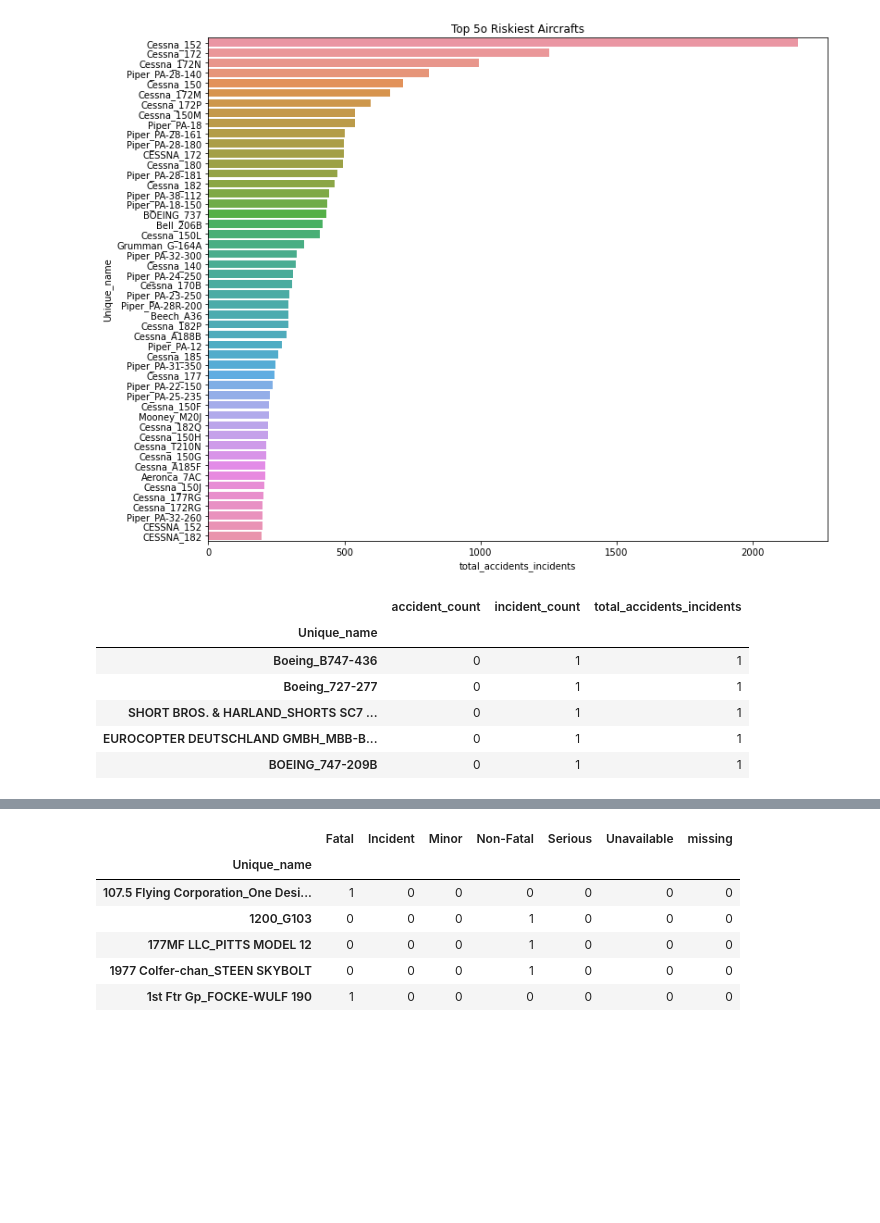
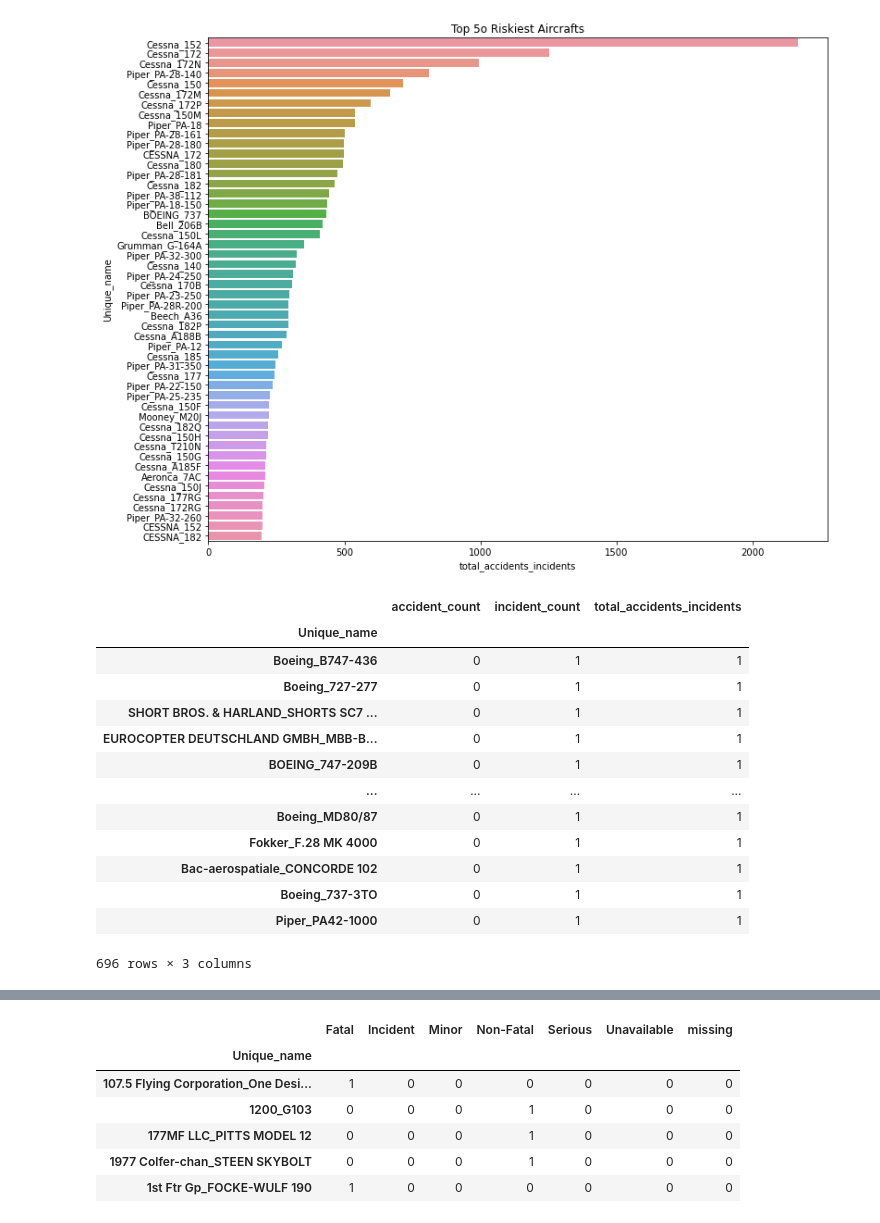
Before and after one commit to Kezia-Neema/Aircraft_recommendation, a Jupyter notebook: index.ipynb, the cells around one changed output, grey strips where cells are left out. Saved outputs shown, nothing was run; the diff lists cells and outputs as text; code cells hidden in the pictures; blank space fills up the shorter version.

```diff
--- a/index.ipynb
+++ b/index.ipynb
@@ -281,20 +281,27 @@ Text(0.5, 1.0, 'Top 5o Riskiest Aircrafts')
 # %%
 # Get aircrafts with lowest incidents and no accidents
 lowest_accidents_incidents = accident_incident_df[
     (accident_incident_df['accident_count'] == 0) &
     (
         accident_incident_df['total_accidents_incidents'] ==
         accident_incident_df['total_accidents_incidents'].min()
     )
 ]
 
 lowest_accidents_incidents.set_index('Unique_name', inplace=True)
-lowest_accidents_incidents.head()
+lowest_accidents_incidents
 # %% [output]
 |  | accident_count | incident_count | total_accidents_incidents |
 | Unique_name |  |  |  |
 | Boeing_B747-436 | 0 | 1 | 1 |
 | Boeing_727-277 | 0 | 1 | 1 |
 | SHORT BROS. & HARLAND_SHORTS SC7 ... | 0 | 1 | 1 |
 | EUROCOPTER DEUTSCHLAND GMBH_MBB-B... | 0 | 1 | 1 |
 | BOEING_747-209B | 0 | 1 | 1 |
+| ... | ... | ... | ... |
+| Boeing_MD80/87 | 0 | 1 | 1 |
+| Fokker_F.28 MK 4000 | 0 | 1 | 1 |
+| Bac-aerospatiale_CONCORDE 102 | 0 | 1 | 1 |
+| Boeing_737-3TO | 0 | 1 | 1 |
+| Piper_PA42-1000 | 0 | 1 | 1 |
+696 rows × 3 columns
```
Also changed, not shown: parts of 6 cells of this notebook.
